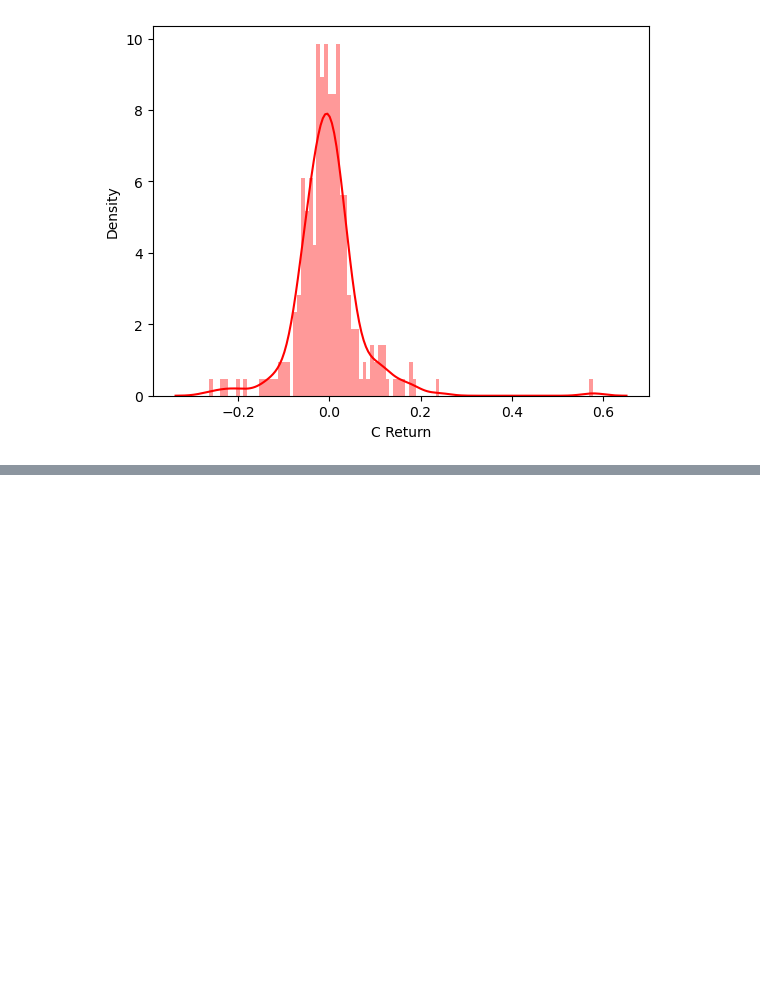
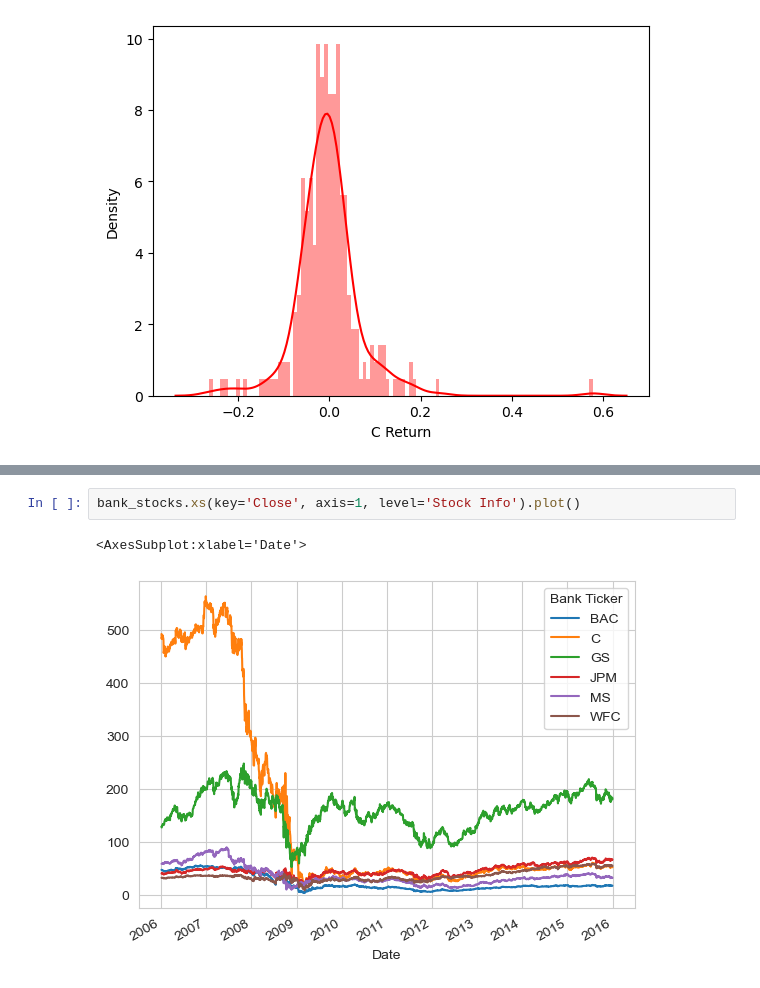
Before and after one commit to SiddheshDaphane/Finance-Data-Project, a Jupyter notebook: finance_project.ipynb, the cells around one changed output, grey strips where cells are left out. Cells and saved outputs as stored; diff of their text form; blank space fills up the shorter version.

```diff
--- a/finance_project.ipynb
+++ b/finance_project.ipynb
@@ -304,0 +320,5 @@ sns.distplot(returns.loc['2008-01-01':'2008-12-31']['C Return'], color='red', bi
+# %%
+bank_stocks.xs(key='Close', axis=1, level='Stock Info').plot()
+# %% [output]
+<AxesSubplot:xlabel='Date'>
+[figure, added]
```
Also changed, not shown: parts of 2 cells of this notebook.
